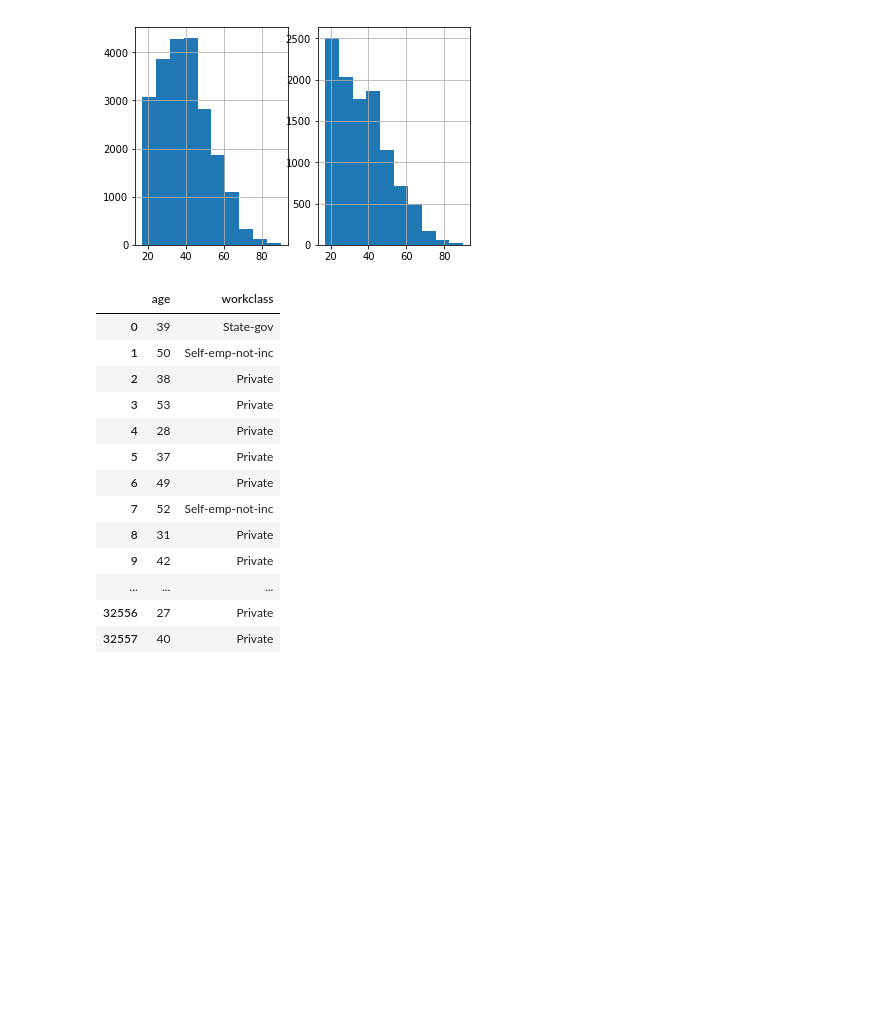
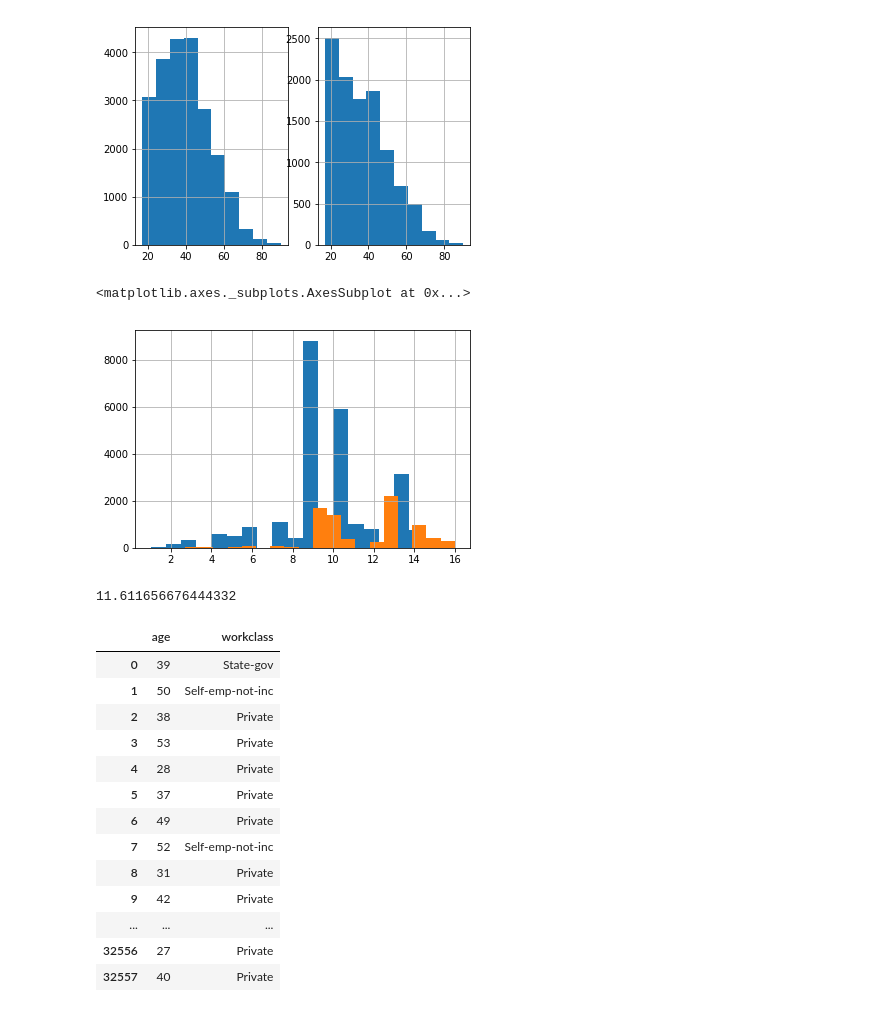
Before and after one commit to jtanderson/COSC-311-Fall2020, a Jupyter notebook: Pandas.ipynb, the cells around one changed output. Cells and saved outputs as stored; diff of their text form; code cells hidden in the pictures; blank space fills up the shorter version.

```diff
--- a/Pandas.ipynb
+++ b/Pandas.ipynb
@@ -300,6 +313,19 @@ females['age'].hist(ax=axes[1])
 # %% [output]
 <matplotlib.axes._subplots.AxesSubplot at 0x...>
 [figure]
+# %%
+morethan = adults[adults['income'] == '>50K'][['education-num']]
+lessthan = adults[adults['income'] == '<=50K'][['education-num']]
+
+lessthan['education-num'].hist(bins=20)
+morethan['education-num'].hist(bins=20)
+# %% [output]
+<matplotlib.axes._subplots.AxesSubplot at 0x...>
+[figure, added]
+# %%
+morethan['education-num'].mean()
+# %% [output]
+11.611656676444332
 # %%
 adults[['age', 'workclass']] #.groupby(by='workclass').count()
 # %% [output]
```
Also changed, not shown: parts of 15 cells of this notebook, 1 other file.
